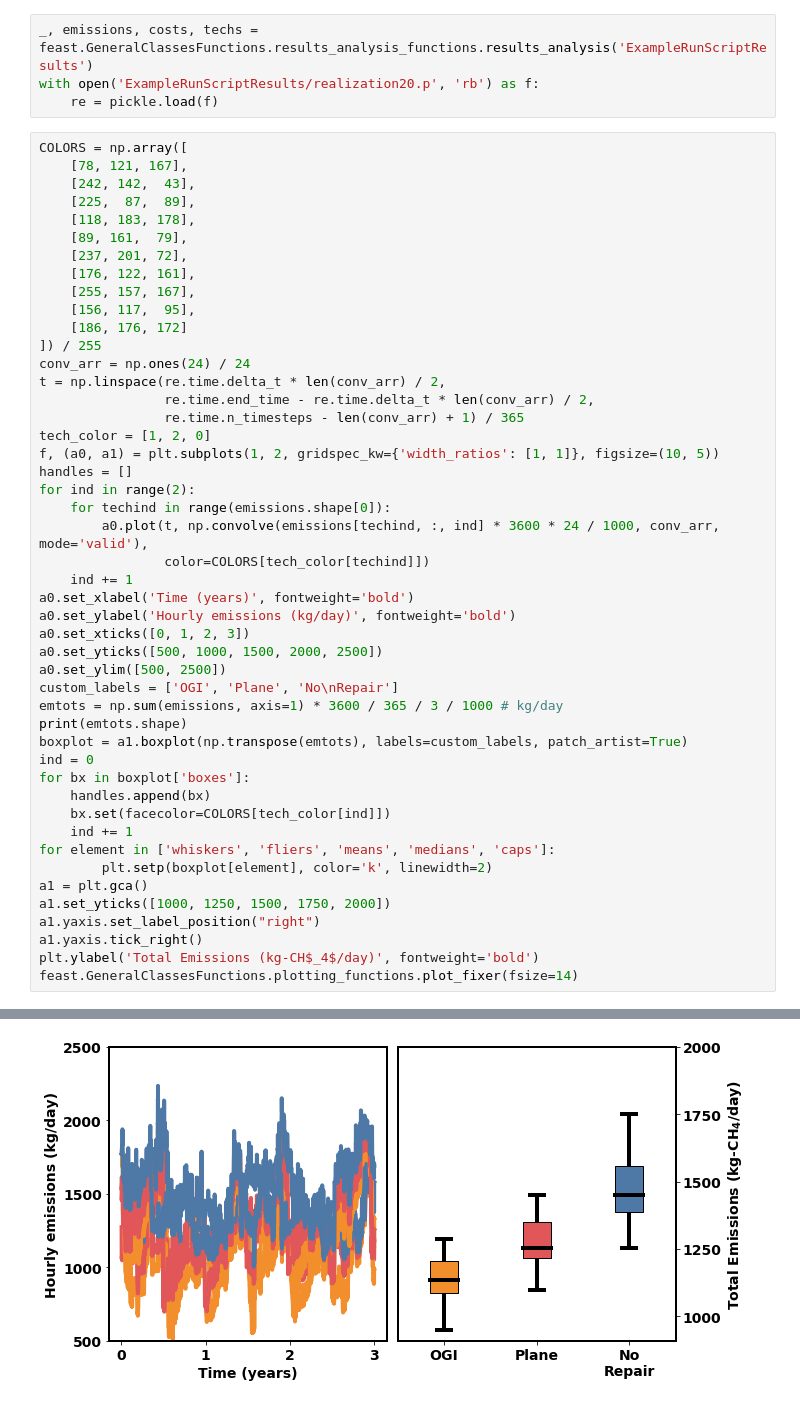
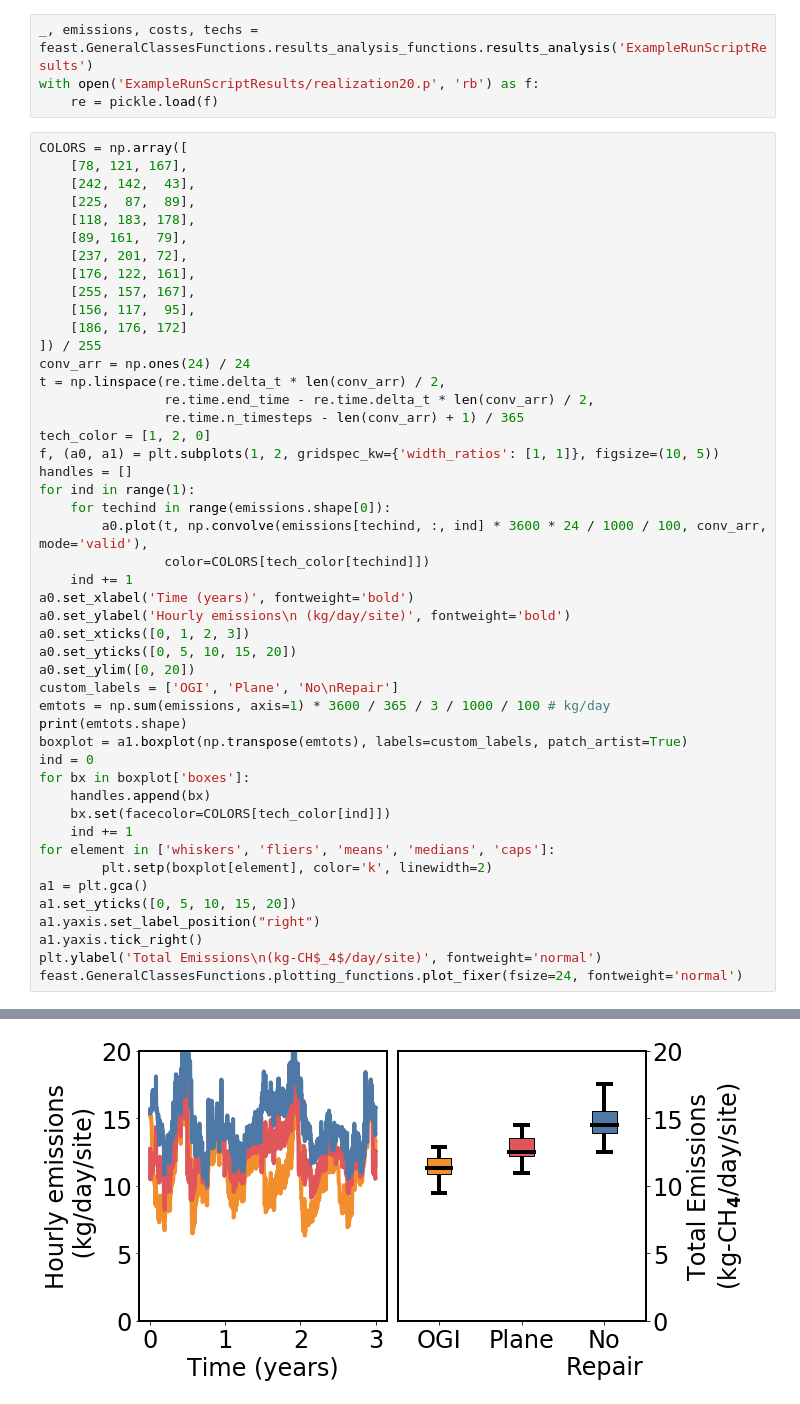
Before and after one commit to FEAST-SEDLab/FEAST_PtE, a Jupyter notebook: FEAST Tutorial.ipynb, the cells around one changed output, grey strips where cells are left out. Saved outputs shown, nothing was run; the diff lists cells and outputs as text.

```diff
--- a/FEAST Tutorial.ipynb
+++ b/FEAST Tutorial.ipynb
@@ -190,43 +190,43 @@ COLORS = np.array([
     [156, 117,  95],
     [186, 176, 172]
 ]) / 255
 conv_arr = np.ones(24) / 24
 t = np.linspace(re.time.delta_t * len(conv_arr) / 2,
                 re.time.end_time - re.time.delta_t * len(conv_arr) / 2,
                 re.time.n_timesteps - len(conv_arr) + 1) / 365
 tech_color = [1, 2, 0]
 f, (a0, a1) = plt.subplots(1, 2, gridspec_kw={'width_ratios': [1, 1]}, figsize=(10, 5))
 handles = []
-for ind in range(2):
+for ind in range(1):
     for techind in range(emissions.shape[0]):
-        a0.plot(t, np.convolve(emissions[techind, :, ind] * 3600 * 24 / 1000, conv_arr, mode='valid'),
+        a0.plot(t, np.convolve(emissions[techind, :, ind] * 3600 * 24 / 1000 / 100, conv_arr, mode='valid'),
                 color=COLORS[tech_color[techind]])
     ind += 1
 a0.set_xlabel('Time (years)', fontweight='bold')
-a0.set_ylabel('Hourly emissions (kg/day)', fontweight='bold')
+a0.set_ylabel('Hourly emissions\n (kg/day/site)', fontweight='bold')
 a0.set_xticks([0, 1, 2, 3])
-a0.set_yticks([500, 1000, 1500, 2000, 2500])
-a0.set_ylim([500, 2500])
+a0.set_yticks([0, 5, 10, 15, 20])
+a0.set_ylim([0, 20])
 custom_labels = ['OGI', 'Plane', 'No\nRepair']
-emtots = np.sum(emissions, axis=1) * 3600 / 365 / 3 / 1000 # kg/day
+emtots = np.sum(emissions, axis=1) * 3600 / 365 / 3 / 1000 / 100 # kg/day
 print(emtots.shape)
 boxplot = a1.boxplot(np.transpose(emtots), labels=custom_labels, patch_artist=True)
 ind = 0
 for bx in boxplot['boxes']:
     handles.append(bx)
     bx.set(facecolor=COLORS[tech_color[ind]])
     ind += 1
 for element in ['whiskers', 'fliers', 'means', 'medians', 'caps']:
         plt.setp(boxplot[element], color='k', linewidth=2)
 a1 = plt.gca()
-a1.set_yticks([1000, 1250, 1500, 1750, 2000])
+a1.set_yticks([0, 5, 10, 15, 20])
 a1.yaxis.set_label_position("right")
 a1.yaxis.tick_right()
-plt.ylabel('Total Emissions (kg-CH$_4$/day)', fontweight='bold')
-feast.GeneralClassesFunctions.plotting_functions.plot_fixer(fsize=14)
+plt.ylabel('Total Emissions\n(kg-CH$_4$/day/site)', fontweight='normal')
+feast.GeneralClassesFunctions.plotting_functions.plot_fixer(fsize=24, fontweight='normal')
 # %% [output]
 (3, 30)
-[figure, old version]
+[figure, new version]
 # %%
 feast.GeneralClassesFunctions.plotting_functions.abatement_cost_plotter('ExampleRunScriptResults')
 # %% [output]
```
Also changed, not shown: parts of 1 cell of this notebook, 1 other file.
